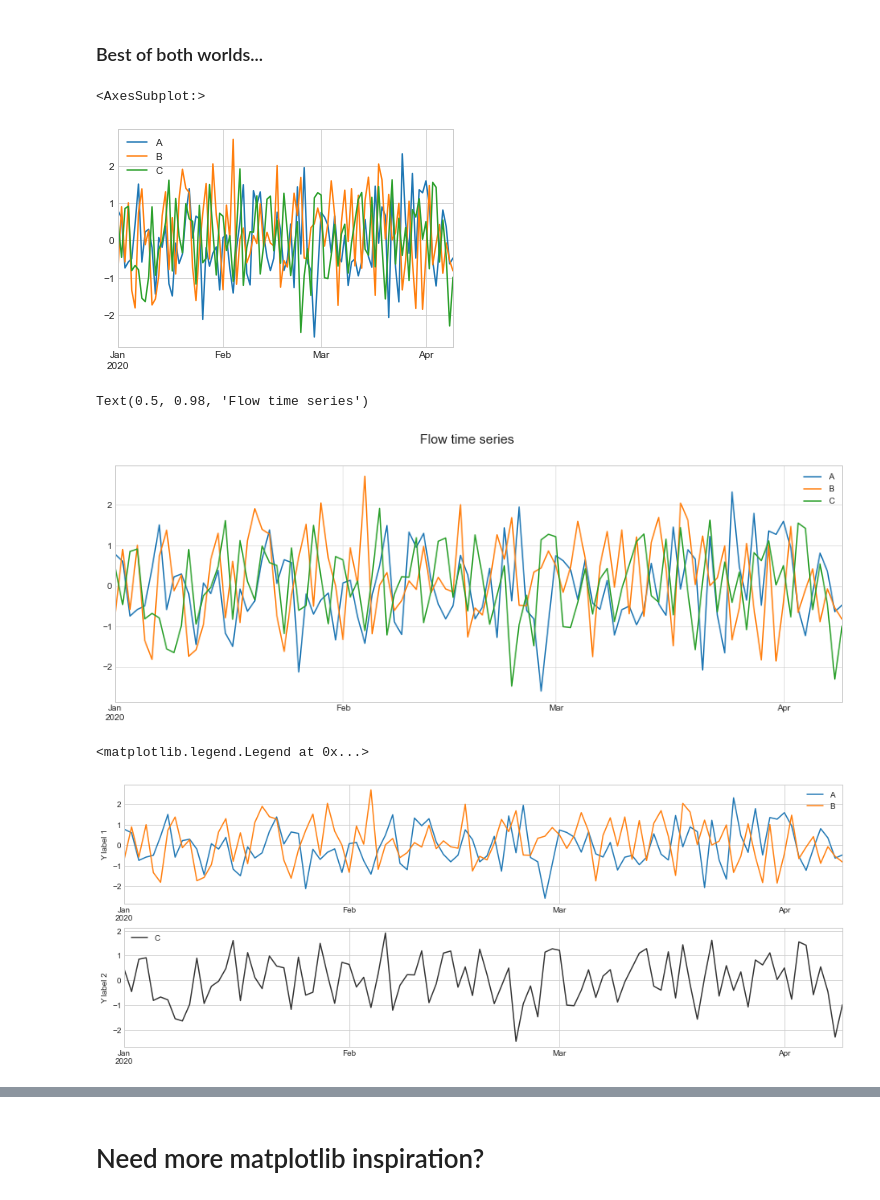
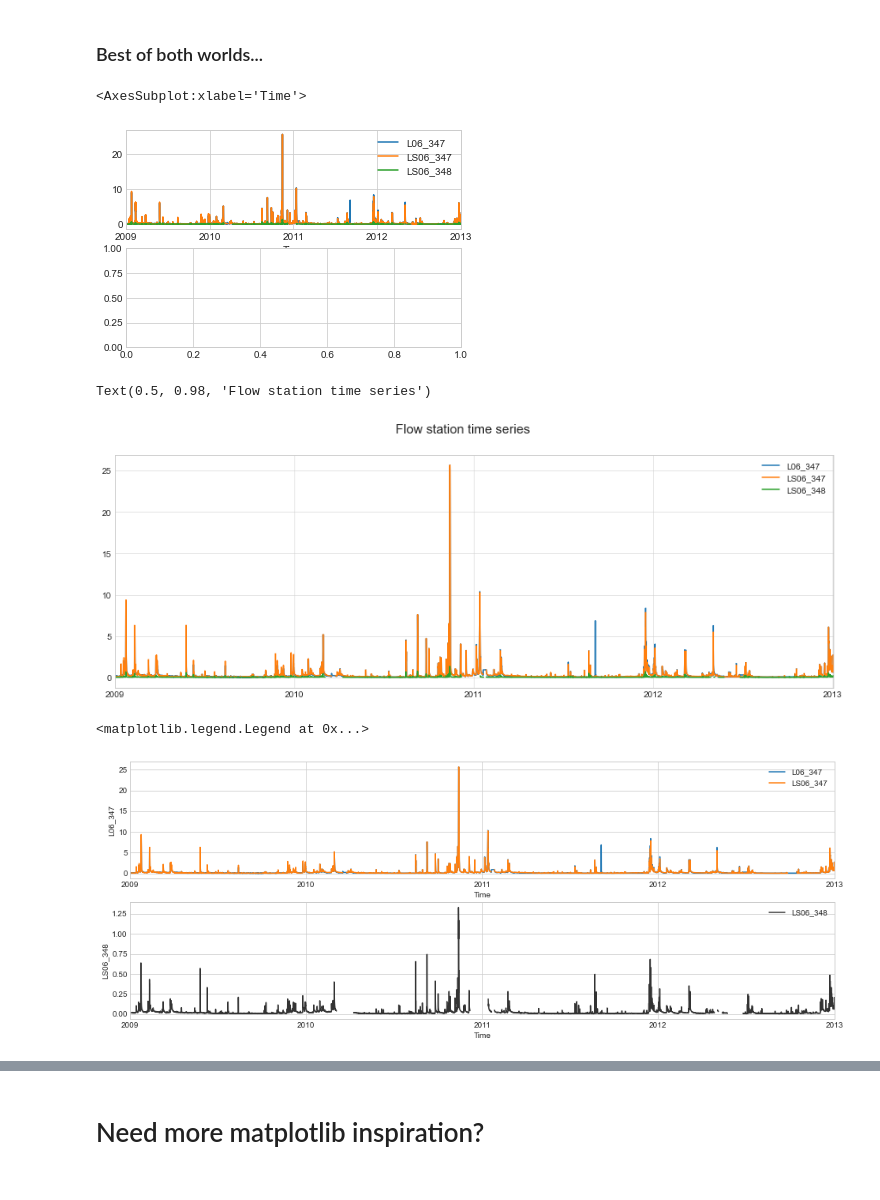
Before and after one commit to jorisvandenbossche/course-python-geospatial, a Jupyter notebook: notebooks/visualization-01-matplotlib.ipynb, the cells around one changed output, grey strips where cells are left out. Drawn from its saved outputs; the diff is of its cells as text; code cells hidden in the pictures.

```diff
--- a/notebooks/visualization-01-matplotlib.ipynb
+++ b/notebooks/visualization-01-matplotlib.ipynb
@@ -219,0 +227,4 @@ df = pd.DataFrame(np.random.randn(100, 3), columns=["A", "B", "C"], index=pd.dat
+# %%
+flowdata = pd.read_csv('data/vmm_flowdata.csv',
+                       index_col='Time',
+                       parse_dates=True)
@@ -273,37 +297,37 @@ Is already a bit harder ;-)
 # %% [markdown]
 ### Best of both worlds...
 # %%
-fig, ax = plt.subplots() #prepare a matplotlib figure
+fig, (ax0, ax1) = plt.subplots(2, 1) #prepare a Matplotlib figure
 
-df.plot(ax=ax) # use pandas for the plotting
+flowdata.plot(ax=ax0) # use Pandas for the plotting
 # %% [output]
-<AxesSubplot:>
+<AxesSubplot:xlabel='Time'>
-[figure, old version]
+[figure, new version]
 # %%
 fig, ax = plt.subplots(figsize=(15, 5)) #prepare a matplotlib figure
 
-df.plot(ax=ax) # use pandas for the plotting
+flowdata.plot(ax=ax) # use pandas for the plotting
 
 # Provide further adaptations with matplotlib:
 ax.set_xlabel("")
 ax.grid(which="major", linewidth='0.5', color='0.8')
-fig.suptitle('Flow time series', fontsize=15)
+fig.suptitle('Flow station time series', fontsize=15)
 # %% [output]
-Text(0.5, 0.98, 'Flow time series')
+Text(0.5, 0.98, 'Flow station time series')
-[figure, old version]
+[figure, new version]
 # %%
-fig, (ax1, ax2) = plt.subplots(2, 1, figsize=(16, 6)) #provide with matplotlib 2 axis
+fig, (ax0, ax1) = plt.subplots(2, 1, figsize=(16, 6)) #provide with matplotlib 2 axis
 
-df[["A", "B"]].plot(ax=ax1) # plot the two timeseries of the same location on the first plot
-df["C"].plot(ax=ax2, color='0.2') # plot the other station on the second plot
+flowdata[["L06_347", "LS06_347"]].plot(ax=ax0) # plot the two timeseries of the same location on the first plot
+flowdata["LS06_348"].plot(ax=ax1, color='0.2') # plot the other station on the second plot
 
 # further adapt with matplotlib
-ax1.set_ylabel("Y label 1")
-ax2.set_ylabel("Y label 2")
-ax2.legend()
+ax0.set_ylabel("L06_347")
+ax1.set_ylabel("LS06_348")
+ax1.legend()
 # %% [output]
 <matplotlib.legend.Legend at 0x...>
-[figure, old version]
+[figure, new version]
 # %% [markdown]
 <div class="alert alert-info">
 
```
Also changed, not shown: parts of 29 cells of this notebook, 5 other files.
